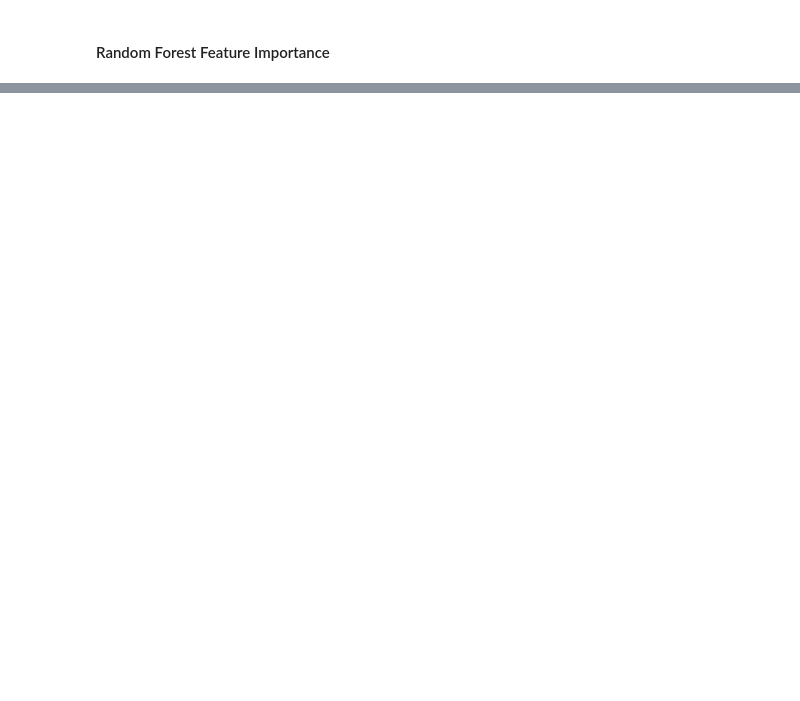
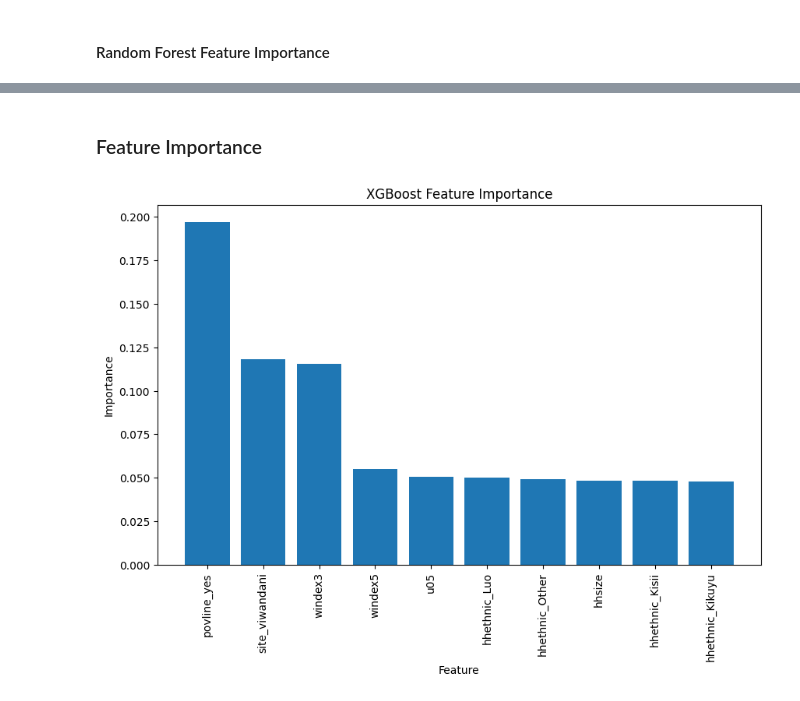
Before and after one commit to Fidelisaboke/food-security-analysis, a Jupyter notebook: food_security_status.ipynb, the cells around one changed output, grey strips where cells are left out. Cells and saved outputs as stored; diff of their text form; code cells hidden in the pictures; blank space fills up the shorter version.

```diff
--- a/food_security_status.ipynb
+++ b/food_security_status.ipynb
@@ -502,0 +565,18 @@ plt.show()
+# %% [markdown]
+### Feature Importance
+# %%
+importances = best_xgb.feature_importances_
+indices = np.argsort(importances)[::-1]
+features = X.columns
+
+n = 10
+
+plt.figure(figsize=(10, 6))
+plt.title("XGBoost Feature Importance")
+plt.bar(range(n), importances[indices[:n]], align="center")
+plt.xticks(range(n), [features[i] for i in indices[:n]], rotation=90)
+plt.xlabel("Feature")
+plt.ylabel("Importance")
+plt.show()
+# %% [output]
+[figure, added]
```
Also changed, not shown: parts of 22 cells of this notebook.
